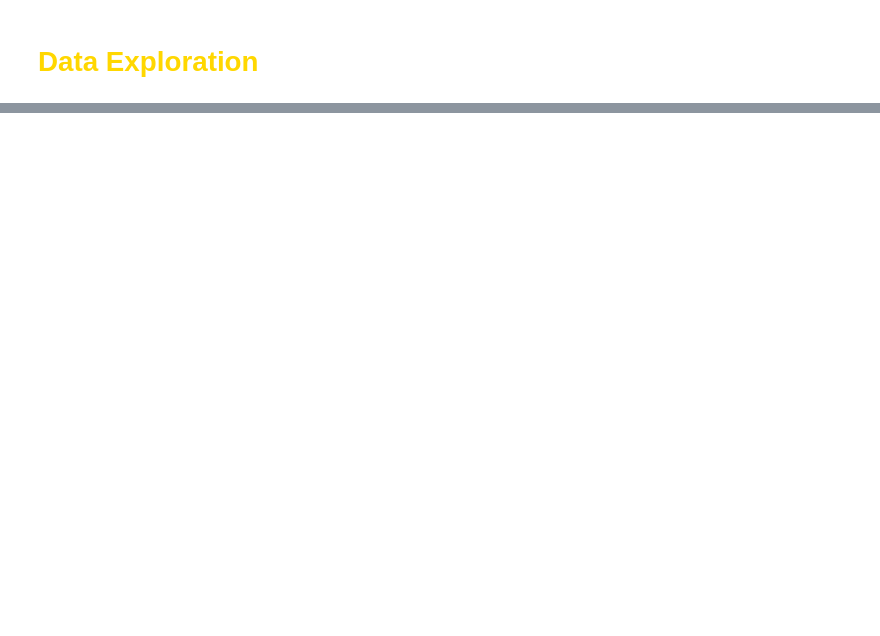
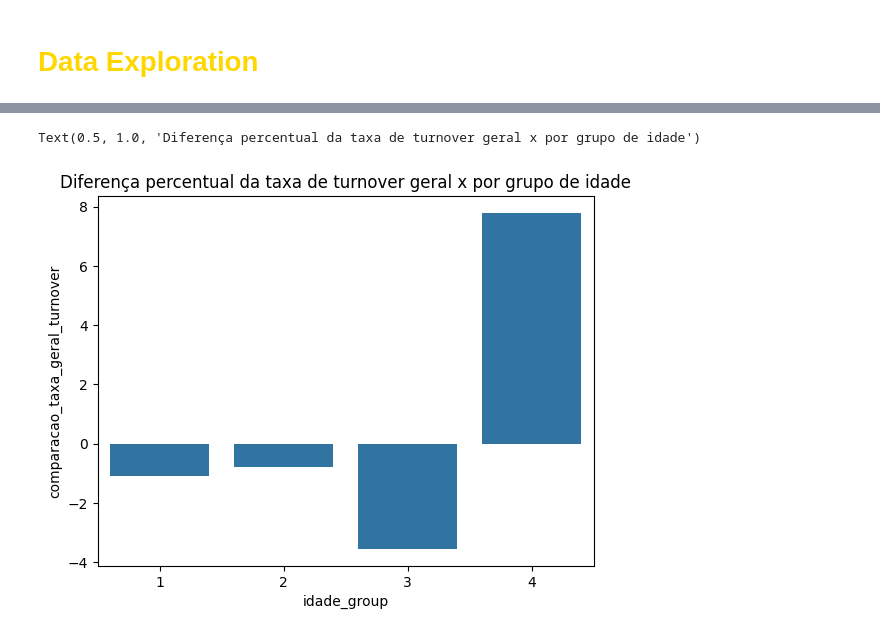
Before and after one commit to matheusmello-o/turnover-optmization, a Jupyter notebook: turnover.ipynb, the cells around one changed output, grey strips where cells are left out. Drawn from its saved outputs; the diff is of its cells as text; code cells hidden in the pictures; blank space fills up the shorter version.

```diff
--- a/turnover.ipynb
+++ b/turnover.ipynb
@@ -271,0 +136,19 @@ sns.barplot(data = tx_retencao_meses_servico_cargo,
+# %%
+def taxa_retencao(df_train, by = []):
+    total_colaboradores = df_train.shape[0]
+    desligamentos = df_train.desligamento.sum()
+    colaboradores_ativos = total_colaboradores - desligamentos
+    taxa_retencao_geral = colaboradores_ativos / total_colaboradores
+    turnover = ((total_colaboradores + desligamentos) / 2) / colaboradores_ativos
+
+    if not by: # checando se a lista está vazia
+        return taxa_retencao_geral
+    else:
+        tx_retencao = df_train.groupby(by, observed=False).agg(total_colaboradores = ('data_contratacao', 'count'),
+                              total_desligamentos = ('desligamento', 'sum')).reset_index()
+
+        tx_retencao['colaboradores_ativos'] = tx_retencao.total_colaboradores - tx_retencao.total_desligamentos
+        tx_retencao['taxa_retencao'] = tx_retencao.colaboradores_ativos / tx_retencao.total_colaboradores
+        tx_retencao['turnover'] = ((tx_retencao.total_colaboradores + tx_retencao.total_desligamentos) / 2) / tx_retencao.colaboradores_ativos
+        tx_retencao['comparacao_taxa_geral_turnover'] = (tx_retencao.turnover / turnover - 1) * 100
+        return tx_retencao
@@ -271,0 +188,8 @@ sns.barplot(data = tx_retencao_meses_servico_cargo,
+# %%
+sns.barplot(taxa_retencao(df_train, 'idade_group'),
+            x = 'idade_group',
+            y = 'comparacao_taxa_geral_turnover')
+plt.title('Diferença percentual da taxa de turnover geral x por grupo de idade')
+# %% [output]
+Text(0.5, 1.0, 'Diferença percentual da taxa de turnover geral x por grupo de idade')
+[figure, added]
```
Also changed, not shown: parts of 47 cells of this notebook.
